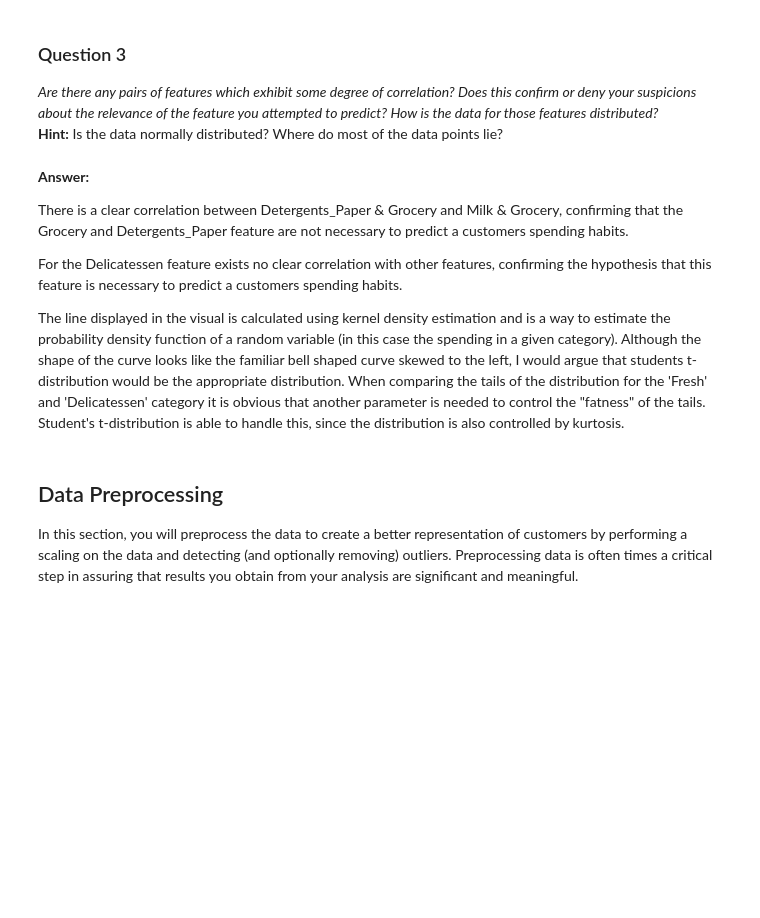
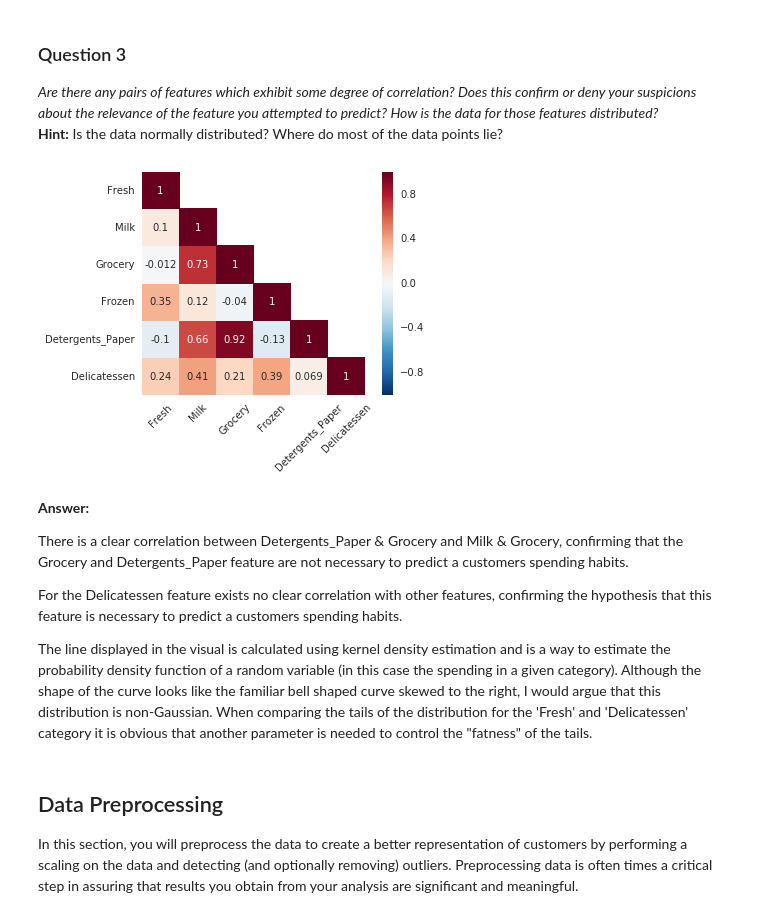
Before and after one commit to thecarlmartin/customer-segments, a Jupyter notebook: customer_segments.ipynb, the cells around one changed output. Saved outputs shown, nothing was run; the diff lists cells and outputs as text; code cells hidden in the pictures; blank space fills up the shorter version.

```diff
--- a/customer_segments.ipynb
+++ b/customer_segments.ipynb
@@ -153,6 +176,15 @@ pd.scatter_matrix(data, alpha = 0.3, figsize = (14,8), diagonal = 'kde');
 ### Question 3
 *Are there any pairs of features which exhibit some degree of correlation? Does this confirm or deny your suspicions about the relevance of the feature you attempted to predict? How is the data for those features distributed?*
 **Hint:** Is the data normally distributed? Where do most of the data points lie?
+# %%
+corr = data.corr()
+mask = np.zeros_like(corr)
+mask[np.triu_indices_from(mask, 1)] = True
+with sns.axes_style("white"):
+    ax = sns.heatmap(corr, mask=mask, square=True, annot=True, cmap='RdBu_r')
+    plt.xticks(rotation=45, ha='center');
+# %% [output]
+[figure, added]
 # %% [markdown]
 **Answer:**
 
@@ -160,7 +192,7 @@ There is a clear correlation between Detergents_Paper & Grocery and Milk & Groce
 
 For the Delicatessen feature exists no clear correlation with other features, confirming the hypothesis that this feature is necessary to predict a customers spending habits.
 
-The line displayed in the visual is calculated using kernel density estimation and is a way to estimate the probability density function of a random variable (in this case the spending in a given category). Although the shape of the curve looks like the familiar bell shaped curve skewed to the left, I would argue that students t-distribution would be the appropriate distribution. When comparing the tails of the distribution for the 'Fresh' and 'Delicatessen' category it is obvious that another parameter is needed to control the "fatness" of the tails. Student's t-distribution is able to handle this, since the distribution is also controlled by kurtosis.
+The line displayed in the visual is calculated using kernel density estimation and is a way to estimate the probability density function of a random variable (in this case the spending in a given category). Although the shape of the curve looks like the familiar bell shaped curve skewed to the right, I would argue that this distribution is non-Gaussian. When comparing the tails of the distribution for the 'Fresh' and 'Delicatessen' category it is obvious that another parameter is needed to control the "fatness" of the tails.
 # %% [markdown]
 ## Data Preprocessing
 In this section, you will preprocess the data to create a better representation of customers by performing a scaling on the data and detecting (and optionally removing) outliers. Preprocessing data is often times a critical step in assuring that results you obtain from your analysis are significant and meaningful.
```
Also changed, not shown: parts of 8 cells of this notebook.
